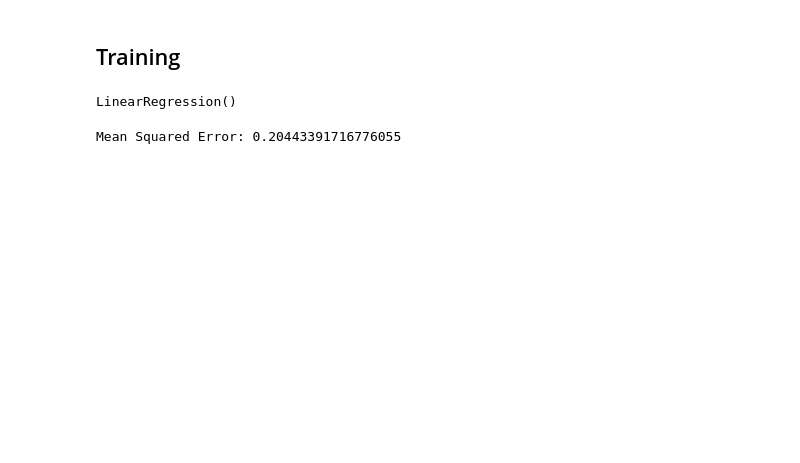
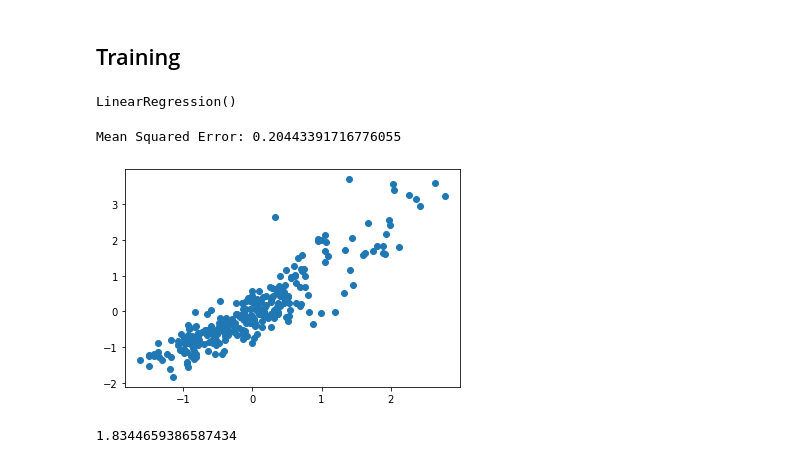
Before and after one commit to codenscious-ai/genpact-ds-batch-3, a Jupyter notebook: Advance House Price Regression/Freature Engineering Advance House Price.ipynb, the cells around one changed output. Cells and saved outputs as stored; diff of their text form; code cells hidden in the pictures; blank space fills up the shorter version.

```diff
--- a/Advance House Price Regression/Freature Engineering Advance House Price.ipynb
+++ b/Advance House Price Regression/Freature Engineering Advance House Price.ipynb
@@ -186,3 +206,12 @@ mse = mean_squared_error(y_test, y_pred)
 print("Mean Squared Error:", mse)
 # %% [output]
 Mean Squared Error: 0.20443391716776055
+# %%
+plt.scatter(y_pred, y_test)
+plt.show()
+# %% [output]
+[figure, added]
+# %%
+(y_test / y_pred).mean()
+# %% [output]
+1.8344659386587434
```
Also changed, not shown: parts of 12 cells of this notebook, 3 other files.
